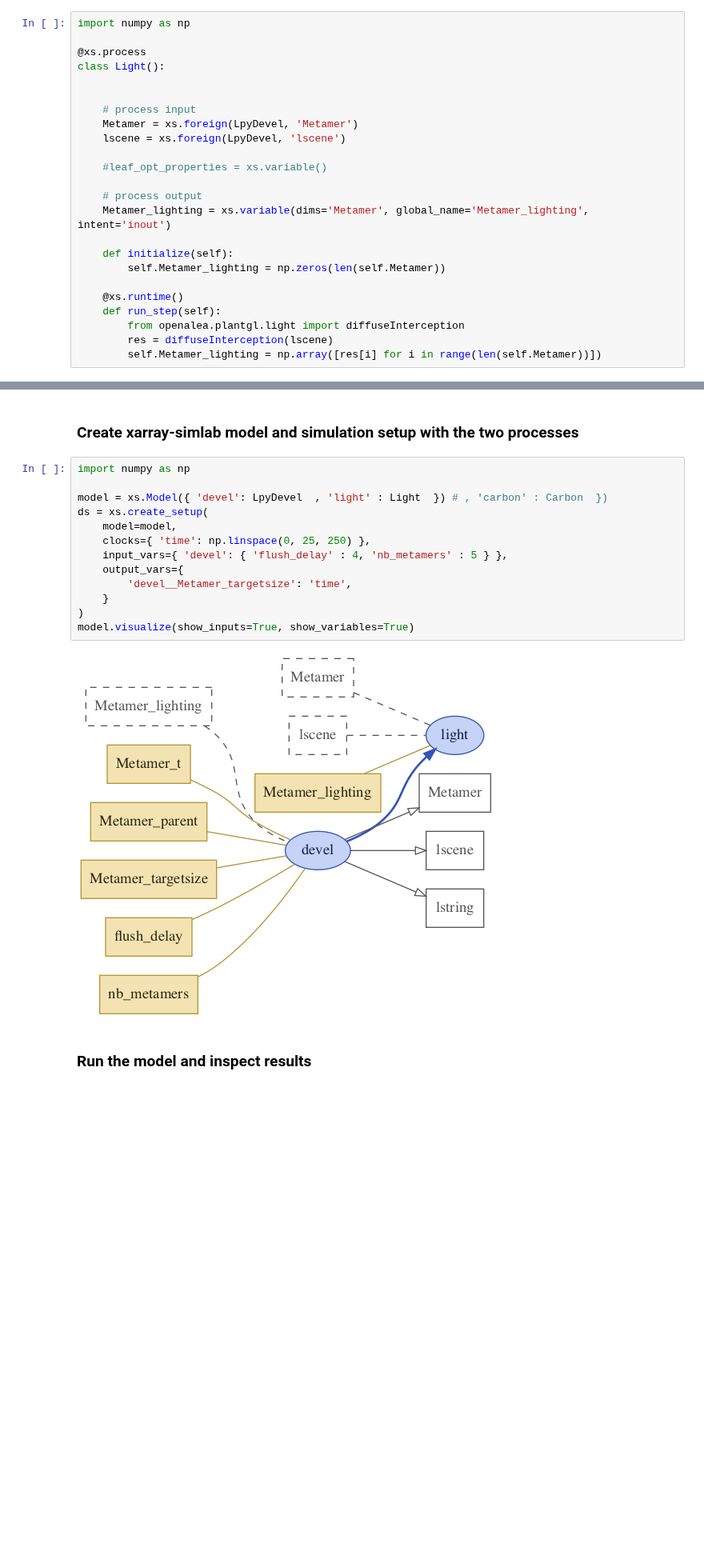
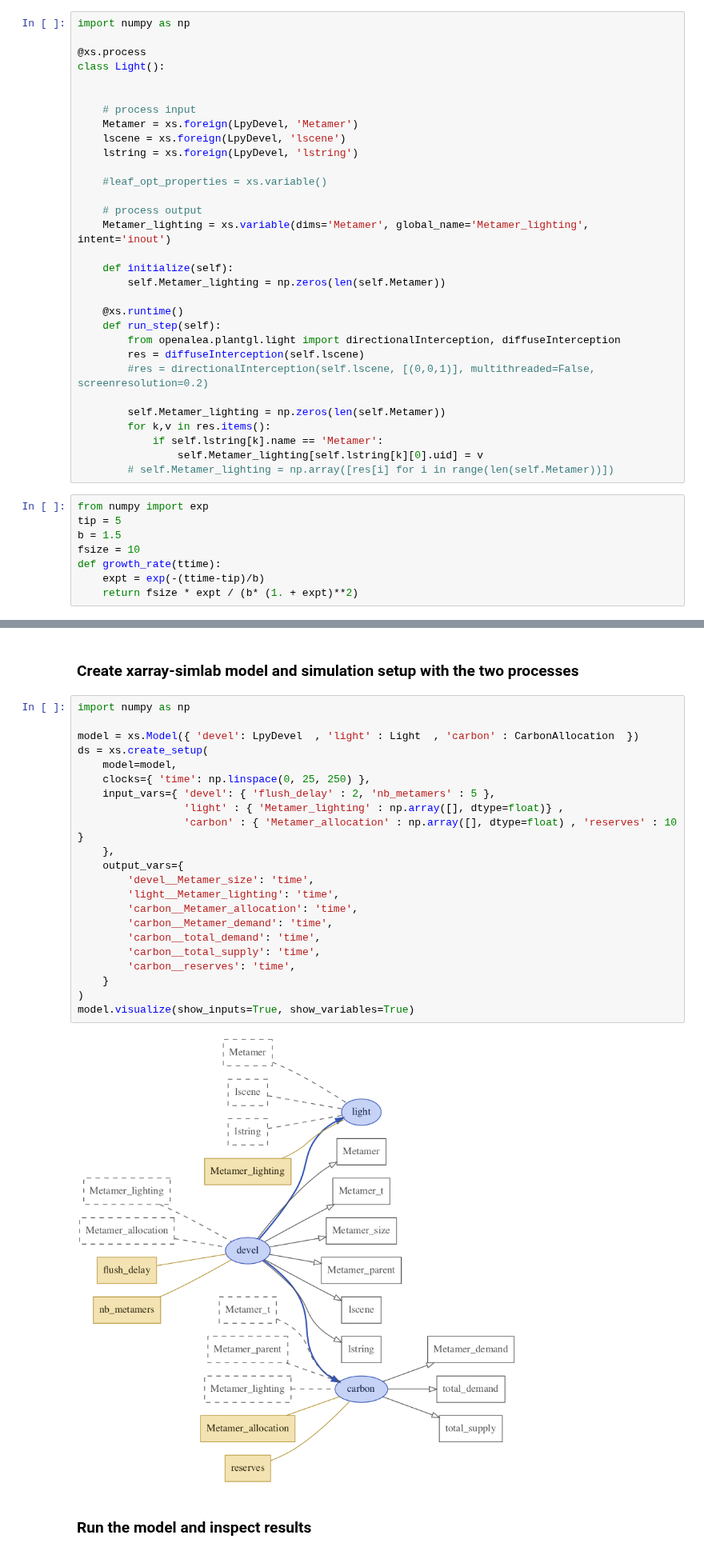
Before and after one commit to fredboudon/plantgl-jupyter, a Jupyter notebook: examples/lpy-simlab/lpy_carbon_light.ipynb, the cells around one changed output, grey strips where cells are left out. Shown at 80% size. Drawn from its saved outputs; the diff is of its cells as text; blank space fills up the shorter version.

Commit message:
improve simu with carbon. add graphical params

```diff
--- a/examples/lpy-simlab/lpy_carbon_light.ipynb
+++ b/examples/lpy-simlab/lpy_carbon_light.ipynb
@@ -77,6 +125,7 @@ class Light():
     # process input
     Metamer = xs.foreign(LpyDevel, 'Metamer')
     lscene = xs.foreign(LpyDevel, 'lscene')
+    lstring = xs.foreign(LpyDevel, 'lstring')
 
     #leaf_opt_properties = xs.variable()
 
@@ -88,6 +137,20 @@ class Light():
 
     @xs.runtime()
     def run_step(self):
-        from openalea.plantgl.light import diffuseInterception
-        res = diffuseInterception(lscene)
-        self.Metamer_lighting = np.array([res[i] for i in range(len(self.Metamer))])
+        from openalea.plantgl.light import directionalInterception, diffuseInterception
+        res = diffuseInterception(self.lscene)
+        #res = directionalInterception(self.lscene, [(0,0,1)], multithreaded=False, screenresolution=0.2)
+
+        self.Metamer_lighting = np.zeros(len(self.Metamer))
+        for k,v in res.items():
+            if self.lstring[k].name == 'Metamer':
+                self.Metamer_lighting[self.lstring[k][0].uid] = v
+        # self.Metamer_lighting = np.array([res[i] for i in range(len(self.Metamer))])
+# %%
+from numpy import exp
+tip = 5
+b = 1.5
+fsize = 10
+def growth_rate(ttime):
+    expt = exp(-(ttime-tip)/b)
+    return fsize * expt / (b* (1. + expt)**2)
@@ -100,18 +216,27 @@ class Light():
 # %%
 import numpy as np
 
-model = xs.Model({ 'devel': LpyDevel  , 'light' : Light  }) # , 'carbon' : Carbon  })
+model = xs.Model({ 'devel': LpyDevel  , 'light' : Light  , 'carbon' : CarbonAllocation  })
 ds = xs.create_setup(
     model=model,
     clocks={ 'time': np.linspace(0, 25, 250) },
-    input_vars={ 'devel': { 'flush_delay' : 4, 'nb_metamers' : 5 } },
+    input_vars={ 'devel': { 'flush_delay' : 2, 'nb_metamers' : 5 },
+                 'light' : { 'Metamer_lighting' : np.array([], dtype=float)} ,
+                 'carbon' : { 'Metamer_allocation' : np.array([], dtype=float) , 'reserves' : 10 }
+    },
     output_vars={
-        'devel__Metamer_targetsize': 'time',
+        'devel__Metamer_size': 'time',
+        'light__Metamer_lighting': 'time',
+        'carbon__Metamer_allocation': 'time',
+        'carbon__Metamer_demand': 'time',
+        'carbon__total_demand': 'time',
+        'carbon__total_supply': 'time',
+        'carbon__reserves': 'time',
     }
 )
 model.visualize(show_inputs=True, show_variables=True)
 # %% [output]
-[figure, old version]
+[figure, new version]
 # %% [markdown]
 ### Run the model and inspect results
 # %%
```
Also changed, not shown: parts of 12 cells of this notebook, 1 other file.
